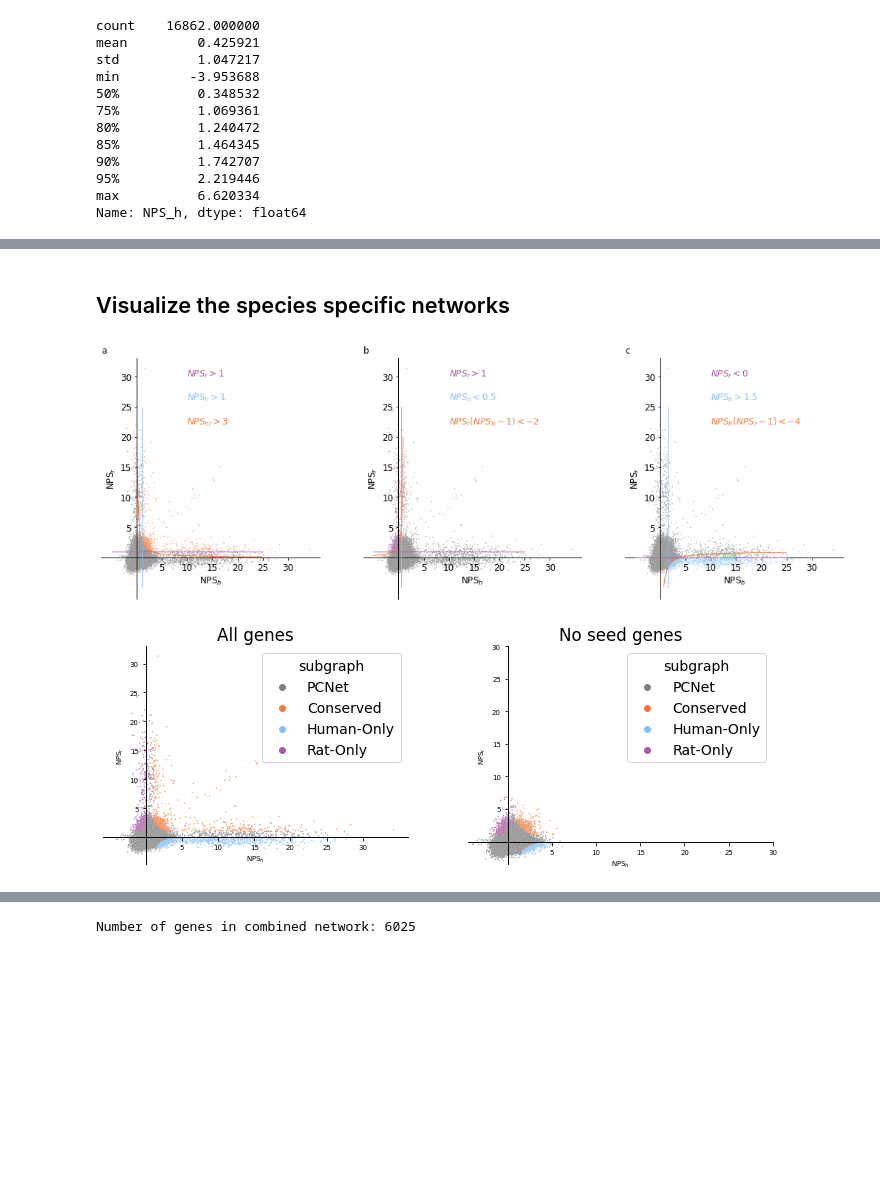
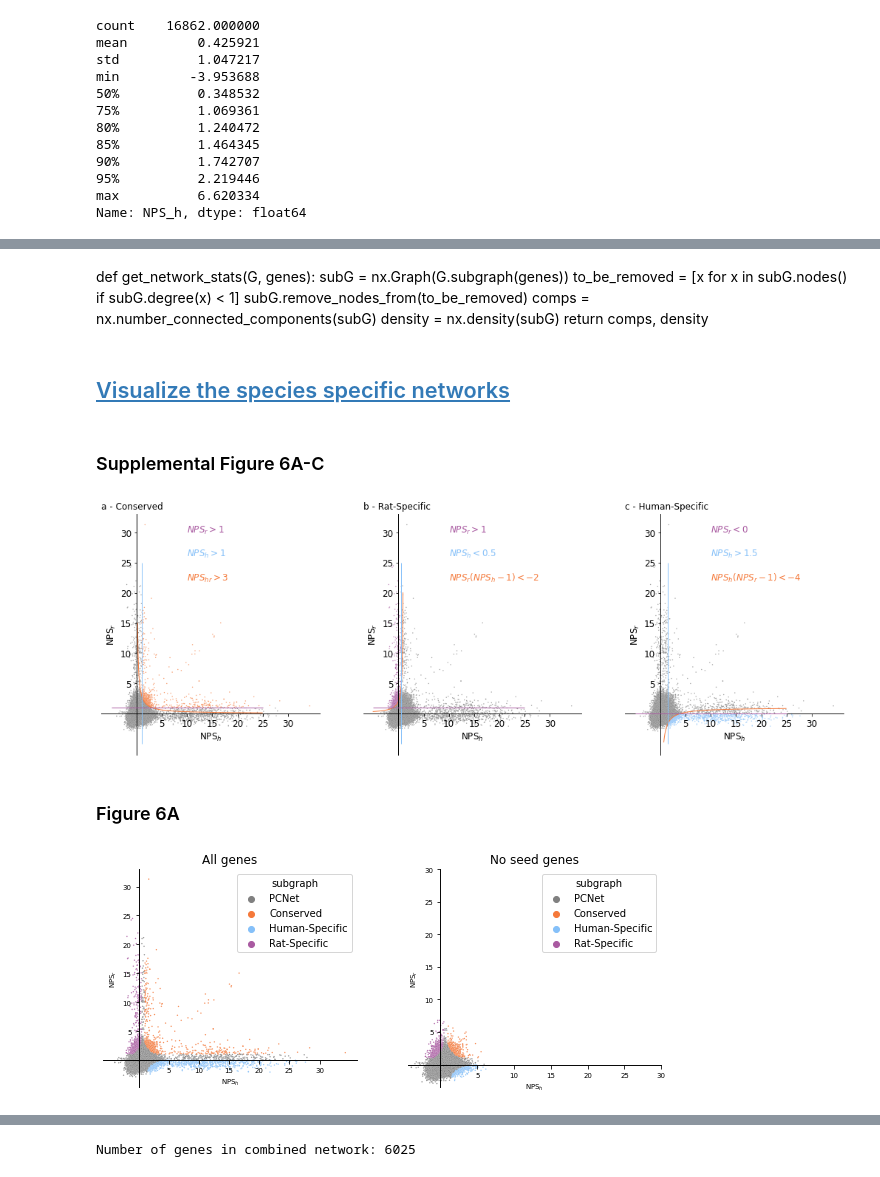
Before and after one commit to sarah-n-wright/CrossSpeciesBMI, a Jupyter notebook: Notebooks/3_Species_Specific_BMI_Networks.ipynb, the cells around one changed output, grey strips where cells are left out. Saved outputs shown, nothing was run; the diff lists cells and outputs as text; code cells hidden in the pictures; blank space fills up the shorter version.

```diff
--- a/Notebooks/3_Species_Specific_BMI_Networks.ipynb
+++ b/Notebooks/3_Species_Specific_BMI_Networks.ipynb
@@ -198,31 +288,51 @@ data.to_csv(DATADIR + "outputs/rat_only_human_only_networks.tsv", sep="\t")
+# %%
+data= pd.read_csv(DATADIR + "outputs/rat_only_human_only_networks.tsv", sep="\t")
+# %% [markdown]
+def get_network_stats(G, genes):
+    subG = nx.Graph(G.subgraph(genes))
+    to_be_removed = [x for  x in subG.nodes() if subG.degree(x) < 1]
+    subG.remove_nodes_from(to_be_removed)
+    comps = nx.number_connected_components(subG)
+    density = nx.density(subG)
+    return comps, density
 # %% [markdown]
-## Visualize the species specific networks
+## <a id='toc3_4_'></a>[Visualize the species specific networks](#toc0_)
 # %%
 def plot_species_nps(data, subgraph, th_dict=None, ax=None, legend=None, fontsize=7):
+    """Plot the species and conserved networks as a function of NPSh and NPSr.
+
+    Args:
+        data (pandas.DataFrame): Gene-subnetwork mapping
+        subgraph (str): Name of the subnetwork
+        th_dict (dict, optional): Thresholds to define the subnetwork. Defaults to None.
+        ax (matplotlib.pyplot.Axes, optional): Axis to plot the figure on. Defaults to None.
+        legend (str, optional): Input to seaborn to toggle legend. Defaults to None.
+        fontsize (int, optional): Fontsize for plotting labels. Defaults to 7.
+    """
     x_points = [(i+0.0001)/10 for i in range(-50,250)]
     if subgraph == "conserved":
-        cmap = {"Conserved": "#F5793A", **{k:"grey" for k in ["Rat-Only", "PCNet", "Human-Only"]}}
+        cmap = {"Conserved": "#F5793A", **{k:"grey" for k in ["Rat-Specific", "PCNet", "Human-Specific"]}}
         combo_line = [th_dict["combo"]/x for x in x_points if x > th_dict["combo"]/25]
         ax.plot([x for x in x_points if x > th_dict["combo"]/25], combo_line, color="#f5793a", linewidth=1)
         ax.text(x=10, y=30, s="$NPS_r > "+str(th_dict["rat"])+"$", color="#a95aa1", fontsize=fontsize)
         ax.text(x=10, y=26, s="$NPS_h > "+str(th_dict["human"])+"$", color="#85c0f9", fontsize=fontsize)
         ax.text(x=10, y=22, s="$NPS_{hr} > "+str(th_dict["combo"])+"$", color="#f5793a", fontsize=fontsize)
     elif subgraph == "rat":
-        cmap = {"Rat-Only": "#a95aa1", **{k:"grey" for k in ["Conserved", "PCNet", "Human-Only"]}}
+        cmap = {"Rat-Specific": "#a95aa1", **{k:"grey" for k in ["Conserved", "PCNet", "Human-Specific"]}}
         combo_line = [th_dict["combo"]/(x-1) for x in x_points if x < 1 + th_dict["combo"]/25]
         ax.plot([x for x in x_points if x < 1 + th_dict["combo"]/25], combo_line, color="#f5793a", linewidth=1)
         ax.text(x=10, y=30, s="$NPS_r > "+str(th_dict["rat"])+"$", color="#a95aa1", fontsize=fontsize)
         ax.text(x=10, y=26, s="$NPS_h < "+str(th_dict["human"])+"$", color="#85c0f9", fontsize=fontsize)
         ax.text(x=10, y=22, s="$NPS_r(NPS_h-1) < "+str(th_dict["combo"])+"$", color="#f5793a", fontsize=fontsize)
     elif subgraph == "human":
-        cmap = {"Human-Only": "#85c0f9", **{k:"grey" for k in ["Rat-Only", "PCNet", "Conserved"]}}
+        cmap = {"Human-Specific": "#85c0f9", **{k:"grey" for k in ["Rat-Specific", "PCNet", "Conserved"]}}
         combo_line = [1 + th_dict["combo"]/x for x in x_points if x > th_dict["combo"]/-6]
         ax.plot([x for x in x_points if x > th_dict["combo"]/-6], combo_line, color="#f5793a", linewidth=1)
         ax.text(x=10, y=30, s="$NPS_r < "+str(th_dict["rat"])+"$", color="#a95aa1", fontsize=fontsize)
         ax.text(x=10, y=26, s="$NPS_h > "+str(th_dict["human"])+"$", color="#85c0f9", fontsize=fontsize)
         ax.text(x=10, y=22, s="$NPS_h(NPS_r-1) < "+str(th_dict["combo"])+"$", color="#f5793a", fontsize=fontsize)
     else:
-        cmap = {"Conserved": "#F5793A","Rat-Only": "#a95aa1", "Human-Only": "#85c0f9", "PCNet":"grey" }
+        cmap = {"Conserved": "#F5793A","Rat-Specific": "#a95aa1", "Human-Specific": "#85c0f9", "PCNet":"grey" }
 
     sns.scatterplot(data=data, x="NPS_h", y="NPS_r", hue="subgraph", palette=cmap, s=2, ax=ax, markers=True, alpha=0.8,
                 legend=legend)
@@ -239,22 +349,26 @@ def plot_species_nps(data, subgraph, th_dict=None, ax=None, legend=None, fontsiz
     ax.set_xticklabels(labels=[ 5, 10, 15, 20, 25, 30], fontsize=fontsize, zorder=10)
     ax.set_yticks([ 5, 10, 15, 20, 25, 30])
     ax.set_yticklabels(labels=[ 5, 10, 15, 20, 25, 30], fontsize=fontsize, zorder=10)
+# %% [markdown]
+### Supplemental Figure 6A-C
 # %%
 fig, [ax1, ax2, ax3] = plt.subplots(nrows=1, ncols=3, figsize=(18, 6))
 plot_species_nps(data, "conserved", conserved, ax1, fontsize=12)
 plot_species_nps(data, "rat", rat_only, ax2, fontsize=12)
 plot_species_nps(data, "human", human_only, ax3, fontsize=12)
-ax1.set_title("a", loc="left", fontsize=12)
-ax2.set_title("b", loc="left", fontsize=12)
-ax3.set_title("c", loc="left", fontsize=12)
-plt.savefig(FIGDIR + "EX5_definition_of_networks.png", dpi=400, bbox_inches="tight")
+ax1.set_title("a - Conserved", loc="left", fontsize=12)
+ax2.set_title("b - Rat-Specific", loc="left", fontsize=12)
+ax3.set_title("c - Human-Specific", loc="left", fontsize=12)
+plt.savefig(FIGDIR + "Sup6_definition_of_networks.png", dpi=400, bbox_inches="tight")
 # %% [output]
-[figure, old version]
+[figure, new version]
+# %% [markdown]
+### Figure 6A
 # %%
-fig, [ax1, ax2] = plt.subplots(nrows=1, ncols=2, figsize=(12,4))
+fig, [ax1, ax2] = plt.subplots(nrows=1, ncols=2, figsize=(10,4))
 plot_species_nps(data, "all", ax=ax1, legend="brief")
 plot_species_nps(data[data.rat_seed+data.human_seed==0], "all", ax=ax2, legend="brief")
 _ = ax2.set_title("No seed genes")
 _ = ax1.set_title("All genes")
 # %% [output]
-[figure, old version]
+[figure, new version]
```
Also changed, not shown: parts of 143 cells of this notebook, 1 other file.
